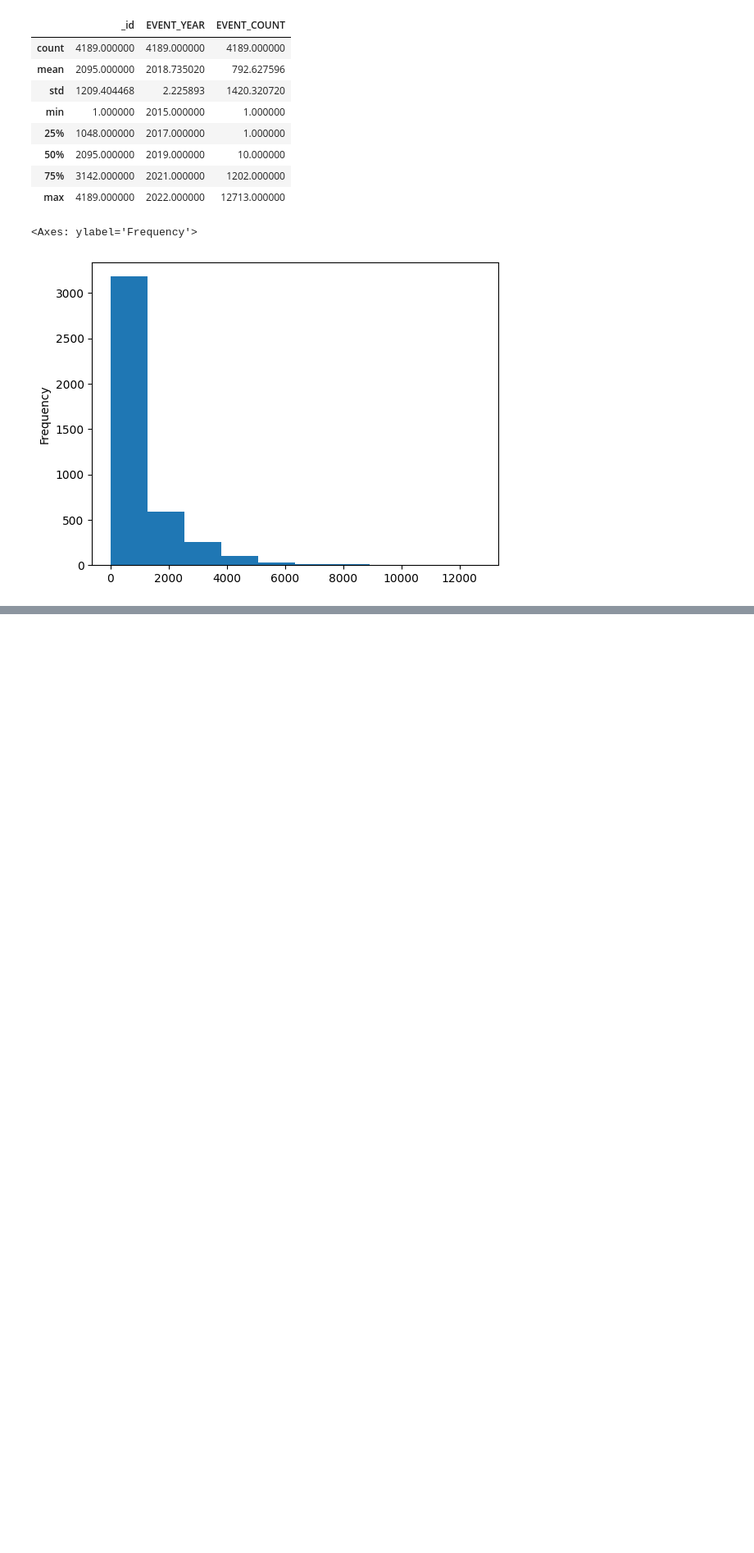
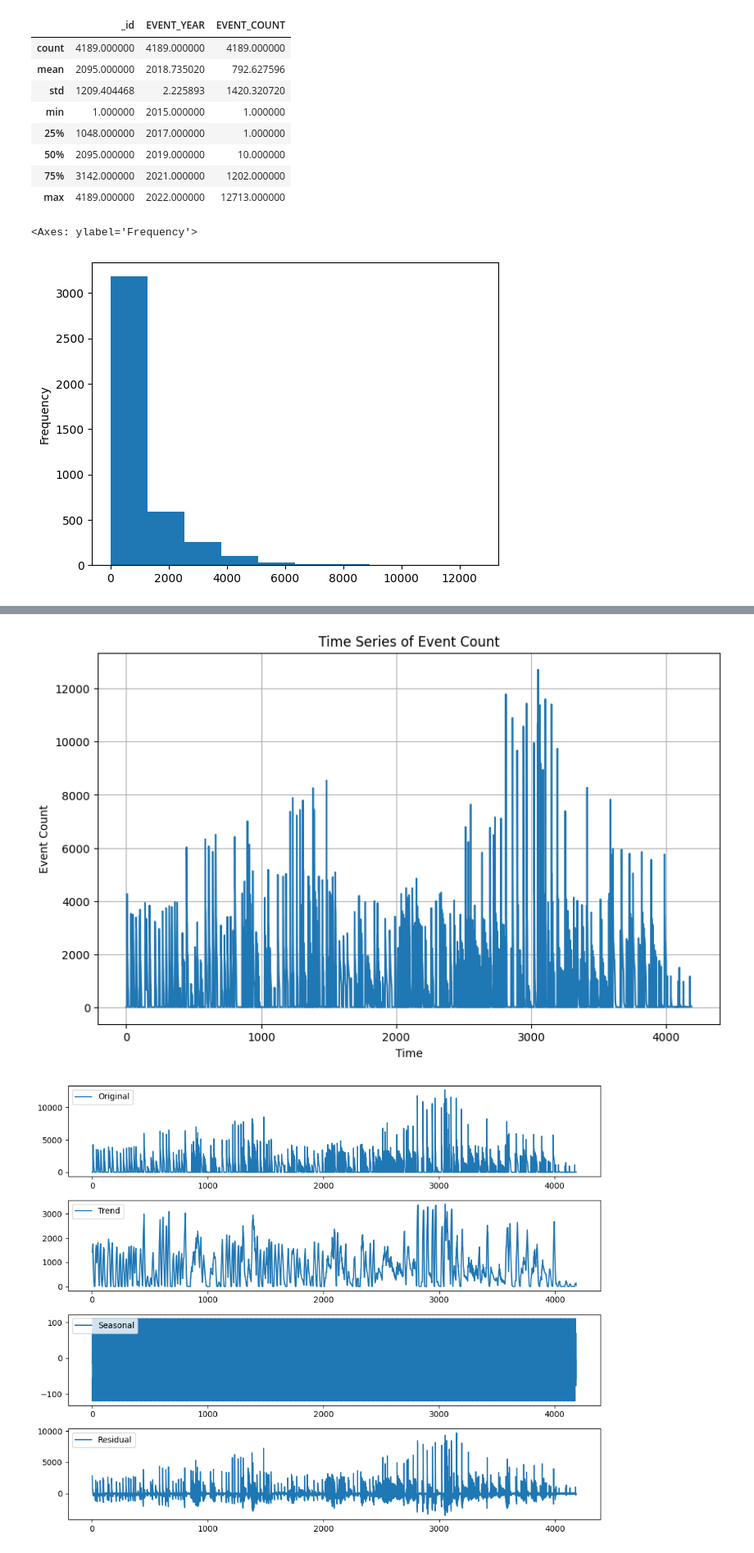
Before and after one commit to feven2965/Police-Annual-Statistical-Report, a Jupyter notebook: project.ipynb, the cells around one changed output, grey strips where cells are left out. Shown at 82% size. Cells and saved outputs as stored; diff of their text form; code cells hidden in the pictures; blank space fills up the shorter version.

```diff
--- a/project.ipynb
+++ b/project.ipynb
@@ -101,0 +334,68 @@ df['EVENT_COUNT'].plot.hist()
+# %%
+import pandas as pd
+import matplotlib.pyplot as plt
+from statsmodels.tsa.seasonal import seasonal_decompose
+
+
+data = pd.read_csv('Calls for Service Attended.csv')
+
+# Set a numerical index for time series analysis
+data.index = pd.RangeIndex(start=0, stop=len(data))
+
+# Univariate Time Series Analysis
+
+# Plot time series of 'EVENT_COUNT' with numerical index as time
+plt.figure(figsize=(10, 6))
+plt.plot(data['EVENT_COUNT'])
+plt.xlabel('Time')
+plt.ylabel('Event Count')
+plt.title('Time Series of Event Count')
+plt.grid(True)
+plt.show()
+
+# Seasonal Decomposition
+
+# Decompose time series into trend, seasonal, and residual components
+decomposition = seasonal_decompose(data['EVENT_COUNT'], period=12)  # Assuming a seasonal period of 12 data points
+
+# Plot decomposition components
+plt.figure(figsize=(10, 8))
+plt.subplot(411)
+plt.plot(data['EVENT_COUNT'], label='Original')
+plt.legend(loc='upper left')
+plt.subplot(412)
+plt.plot(decomposition.trend, label='Trend')
+plt.legend(loc='upper left')
+plt.subplot(413)
+plt.plot(decomposition.seasonal, label='Seasonal')
+plt.legend(loc='upper left')
+plt.subplot(414)
+plt.plot(decomposition.resid, label='Residual')
+plt.legend(loc='upper left')
+plt.tight_layout()
+plt.show()
+
+# Forecasting (Optional)
+
+from statsmodels.tsa.arima.model import ARIMA
+
+# Fit ARIMA model to the data
+model = ARIMA(data['EVENT_COUNT'], order=(1, 1, 1))  # Example order for ARIMA model
+model_fit = model.fit()
+
+# Forecast future values
+forecast_values = model_fit.forecast(steps=30)  # Forecasting 30 steps ahead
+
+# Plot original data and forecasted values
+plt.figure(figsize=(10, 6))
+plt.plot(data['EVENT_COUNT'], label='Original')
+plt.plot(range(len(data), len(data) + 30), forecast_values, label='Forecast', color='red')
+plt.xlabel('Time')
+plt.ylabel('Event Count')
+plt.title('Time Series Forecasting')
+plt.legend(loc='upper left')
+plt.grid(True)
+plt.show()
+# %% [output]
+[figure, added]
+[figure, added]
```
Also changed, not shown: parts of 14 cells of this notebook.
